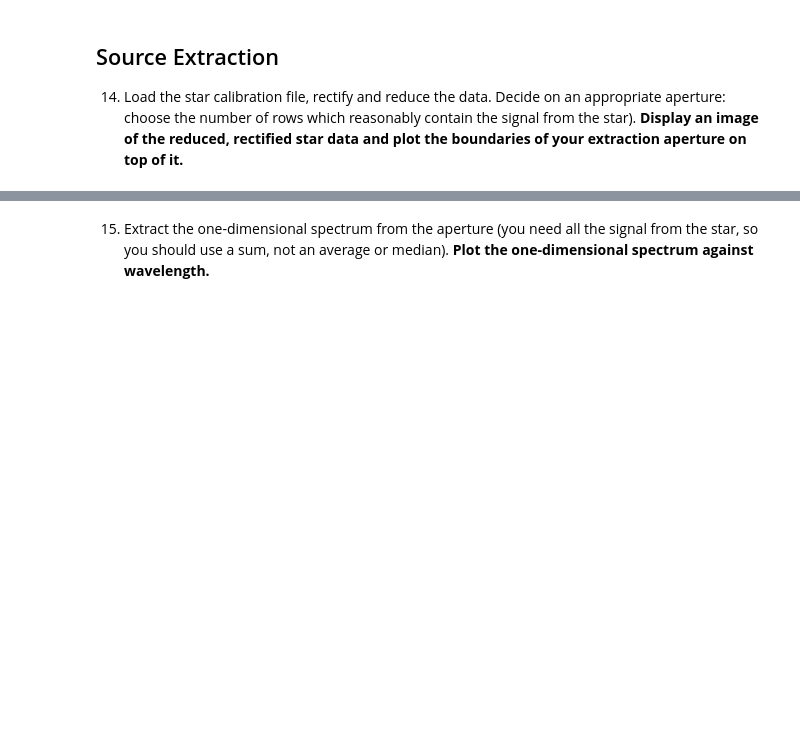
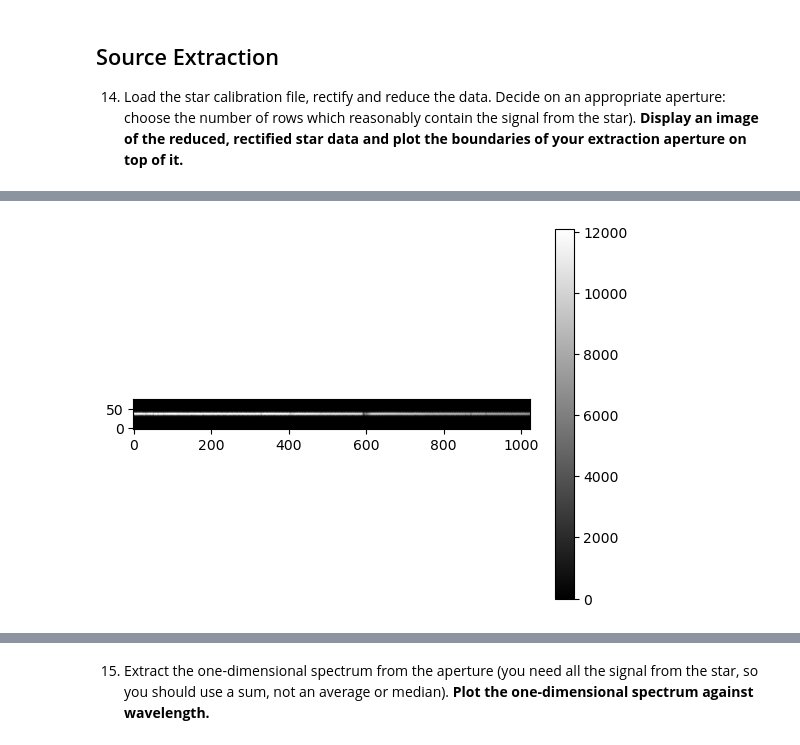
Before and after one commit to Hallflower20/ay107-data-reduction, a Jupyter notebook: problemset3.ipynb, the cells around one changed output, grey strips where cells are left out. Saved outputs shown, nothing was run; the diff lists cells and outputs as text; code cells hidden in the pictures; blank space fills up the shorter version.

```diff
--- a/problemset3.ipynb
+++ b/problemset3.ipynb
@@ -406,0 +402,5 @@ plt.plot(wavelenths[1:len(wavelenths)], R)
+# %%
+std_star_rec = rectify(std_star)
+plot_data(std_star_rec)
+# %% [output]
+[figure, added]
```
Also changed, not shown: parts of 31 cells of this notebook, 1 other file.
